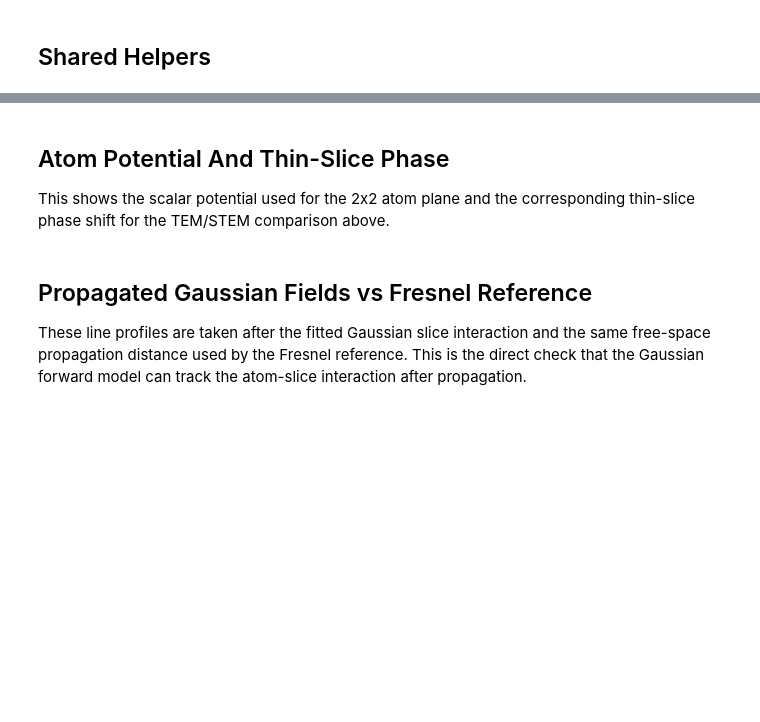
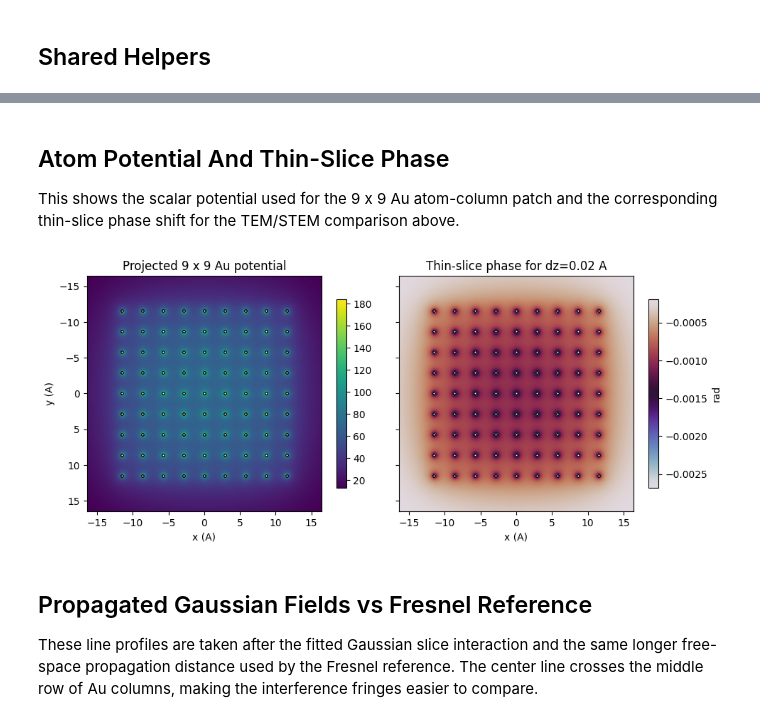
Before and after one commit to DavidLanders95/TemGymCore, a Jupyter notebook: examples/atoms/higher_order_gaussian_corrections.ipynb, the cells around one changed output, grey strips where cells are left out. Saved outputs shown, nothing was run; the diff lists cells and outputs as text; code cells hidden in the pictures; blank space fills up the shorter version.

```diff
--- a/examples/atoms/higher_order_gaussian_corrections.ipynb
+++ b/examples/atoms/higher_order_gaussian_corrections.ipynb
@@ -234,54 +574,58 @@ plt.show()
 # %% [markdown]
 ## Atom Potential And Thin-Slice Phase
 
-This shows the scalar potential used for the 2x2 atom plane and the corresponding thin-slice phase shift for the TEM/STEM comparison above.
+This shows the scalar potential used for the 9 x 9 Au atom-column patch and the corresponding thin-slice phase shift for the TEM/STEM comparison above.
 # %%
-def atom_plane_potential(coords, atom_xyz, cutoff_radius):
+def atom_plane_potential(coords, atom_xyz, cutoff_radius, element_params):
     def value_at_xy(xy):
         def one_atom(atom):
             r2 = (xy[0] - atom[0]) ** 2 + (xy[1] - atom[1]) ** 2 + atom[2] ** 2
-            return potential_smoothed_from_r2(r2, Si, cutoff_radius)
+            return potential_smoothed_from_r2(r2, element_params, cutoff_radius)
 
         return jnp.sum(jax.vmap(one_atom)(atom_xyz))
 
     return jax.vmap(value_at_xy)(coords).reshape(grid.shape)
 
 
-potential_map = atom_plane_potential(grid.coords, atom_xyz, cutoff_radius)
+potential_map = atom_plane_potential(grid.coords, atom_xyz, cutoff_radius, Au)
 tem_vector = tem_beam.to_vector()
 slice_action = jax.vmap(
     lambda xy: multi_atom_action(
         xy,
         0.0,
         tem_vector.sigma[0],
         tem_vector.k[0],
         atom_xyz,
         dz,
         cutoff_radius,
+        Au,
     )
 )(grid.coords).reshape(grid.shape)
 phase_map = tem_vector.k[0] * slice_action
+block_until_ready((potential_map, phase_map))
 
 fig, axes = plt.subplots(1, 2, figsize=(10, 4), sharex=True, sharey=True)
 im0 = axes[0].imshow(np.asarray(potential_map), extent=plot_extent, origin="lower")
-axes[0].plot(np.asarray(atom_xyz[:, 0]), np.asarray(atom_xyz[:, 1]), "wo", ms=4, mec="k")
-axes[0].set_title("Projected atom-plane potential")
+axes[0].plot(np.asarray(atom_xyz[:, 0]), np.asarray(atom_xyz[:, 1]), "wo", ms=2.5, mec="k")
+axes[0].set_title("Projected 9 x 9 Au potential")
 axes[0].set_xlabel("x (A)")
 axes[0].set_ylabel("y (A)")
 fig.colorbar(im0, ax=axes[0], shrink=0.8)
 
 im1 = axes[1].imshow(np.asarray(phase_map), extent=plot_extent, origin="lower", cmap="twilight")
-axes[1].plot(np.asarray(atom_xyz[:, 0]), np.asarray(atom_xyz[:, 1]), "wo", ms=4, mec="k")
+axes[1].plot(np.asarray(atom_xyz[:, 0]), np.asarray(atom_xyz[:, 1]), "wo", ms=2.5, mec="k")
 axes[1].set_title(f"Thin-slice phase for dz={dz} A")
 axes[1].set_xlabel("x (A)")
 fig.colorbar(im1, ax=axes[1], shrink=0.8, label="rad")
 
 fig.tight_layout()
 plt.show()
+# %% [output]
+[figure, added]
 # %% [markdown]
 ## Propagated Gaussian Fields vs Fresnel Reference
 
-These line profiles are taken after the fitted Gaussian slice interaction and the same free-space propagation distance used by the Fresnel reference. This is the direct check that the Gaussian forward model can track the atom-slice interaction after propagation.
+These line profiles are taken after the fitted Gaussian slice interaction and the same longer free-space propagation distance used by the Fresnel reference. The center line crosses the middle row of Au columns, making the interference fringes easier to compare.
 # %%
 x_coords = np.asarray(grid.coords_1d[0])
 center_y = grid.shape[0] // 2
```
Also changed, not shown: parts of 12 cells of this notebook, 30 other files.
